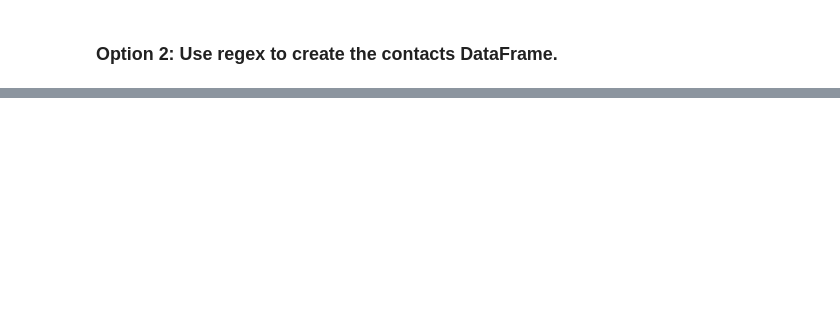
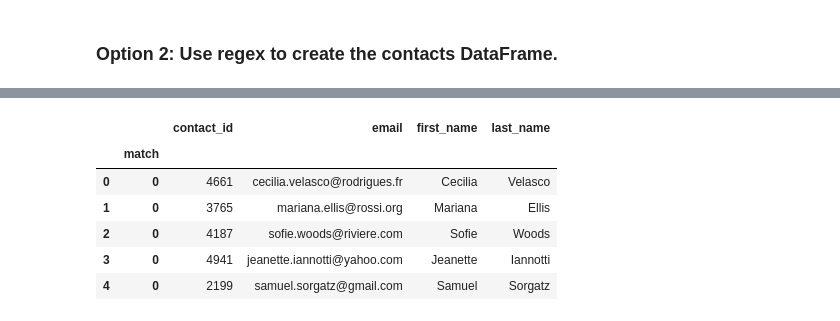
Before and after one commit to vgpass/Crowdfunding_ETL, a Jupyter notebook: Starter_Files/ETL_Mini_Project_VPassanisi.ipynb, the cells around one changed output, grey strips where cells are left out. Drawn from its saved outputs; the diff is of its cells as text; code cells hidden in the pictures; blank space fills up the shorter version.

```diff
--- a/Starter_Files/ETL_Mini_Project_VPassanisi.ipynb
+++ b/Starter_Files/ETL_Mini_Project_VPassanisi.ipynb
@@ -441,2 +475,4 @@ contact_info_df_copy.head()
 # %%
 # Convert the "contact_id" column to an int64 data type.
+contact_id = contact_id.astype(int)
+contact_id.dtypes
@@ -443,2 +482,6 @@ contact_info_df_copy.head()
 # %%
 # Extract the name of the contact and add it to a new column.
+p = '(\w+\s\w+)'
+contact_name = contact_info_df_copy['contact_info'].str.extractall(p)
+contact_name.columns = ['name']
+contact_name.head()
@@ -445,2 +496,6 @@ contact_info_df_copy.head()
 # %%
 # Extract the email from the contacts and add the values to a new column.
+p = '(?:"email":\s")(.+[^"}])'
+contact_email = contact_info_df_copy['contact_info'].str.extractall(p)
+contact_email.columns = ['email']
+contact_email.head()
@@ -447,2 +510,5 @@ contact_info_df_copy.head()
 # %%
 # Create a copy of the contact_info_df with the 'contact_id', 'name', 'email' columns.
+
+contact_info_df_copy = pd.concat([contact_id, contact_name, contact_email], axis= 1)
+contact_info_df_copy.head()
@@ -449,5 +523,16 @@ contact_info_df_copy.head()
 # %%
 # Create a "first"name" and "last_name" column with the first and last names from the "name" column.
-
+contact_info_df_copy[["first_name","last_name"]] = contact_info_df_copy["name"].str.split(expand=True)
 
 # Drop the contact_name column
+contact_info_df_copy = contact_info_df_copy.drop(['name'], axis=1)
+
+contact_info_df_copy.head()
+# %% [output]
+|  |  | contact_id | email | first_name | last_name |
+|  | match |  |  |  |  |
+| 0 | 0 | 4661 | cecilia.velasco@rodrigues.fr | Cecilia | Velasco |
+| 1 | 0 | 3765 | mariana.ellis@rossi.org | Mariana | Ellis |
+| 2 | 0 | 4187 | sofie.woods@riviere.com | Sofie | Woods |
+| 3 | 0 | 4941 | jeanette.iannotti@yahoo.com | Jeanette | Iannotti |
+| 4 | 0 | 2199 | samuel.sorgatz@gmail.com | Samuel | Sorgatz |
```
Also changed, not shown: parts of 23 cells of this notebook, 3 other files.
